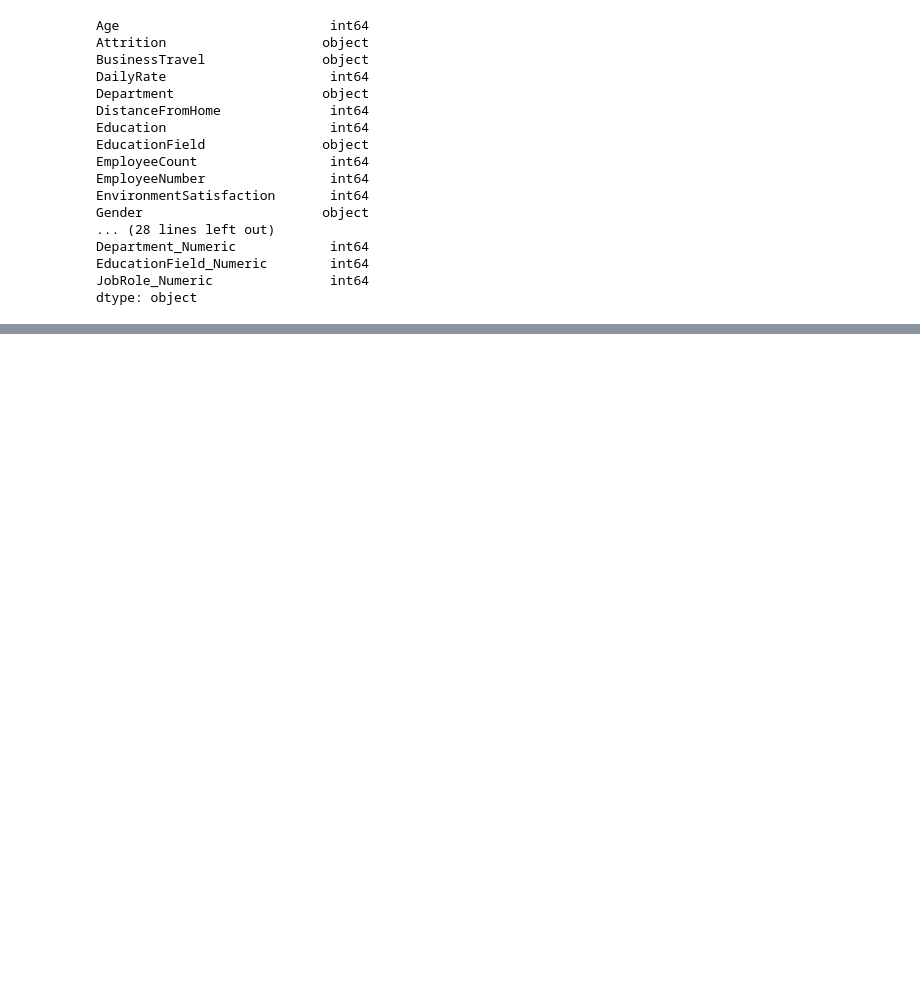
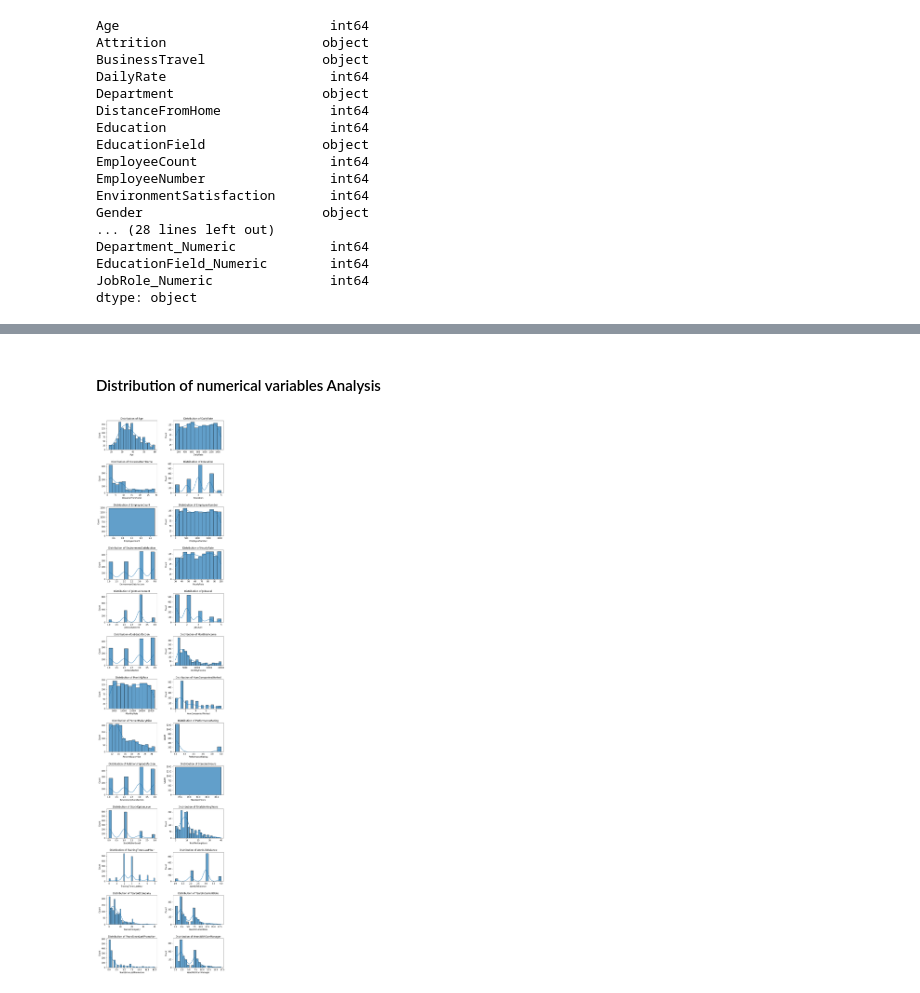
Before and after one commit to SongChenyi/SongChenyi, a Jupyter notebook: HR anaylsis practice/HRBudegeOptimization.ipynb, the cells around one changed output, grey strips where cells are left out. Cells and saved outputs as stored; diff of their text form; code cells hidden in the pictures; blank space fills up the shorter version.

Commit message:
descriptive analysis

```diff
--- a/HR anaylsis practice/HRBudegeOptimization.ipynb
+++ b/HR anaylsis practice/HRBudegeOptimization.ipynb
@@ -81,6 +83,9 @@ dtype: int64
 df.duplicated().sum()
 # %% [output]
 0
+# %%
+# convert data type 'MonthlyIncome' to float
+df['MonthlyIncome'] = df['MonthlyIncome'].astype(float)
 # %%
 #check for outliers by IQR
 Q1 = df.quantile(0.25)
@@ -141,0 +176,20 @@ dtype: object
+# %% [markdown]
+#### Distribution of numerical variables Analysis
+# %%
+# visualize the distribution of key numerical variables using histograms
+# List of numerical columns
+numerical_columns = df.select_dtypes(include=['int64', 'float64']).columns
+
+# Plot histograms for numerical variables
+fig, axes = plt.subplots((len(numerical_columns)+1)//2, 2, figsize=(10, 40))
+fig.tight_layout(pad=5.0)
+
+for i, column in enumerate(numerical_columns):
+    sns.histplot(df[column], ax=axes[i//2, i%2], alpha=0.7, kde=True)
+    axes[i//2, i%2].set_title(f'Distribution of {column}')
+    # set x-axis label
+    axes[i//2, i%2].set_xlabel(column)
+
+plt.show()
+# %% [output]
+[figure, added]
```
Also changed, not shown: parts of 8 cells of this notebook.
